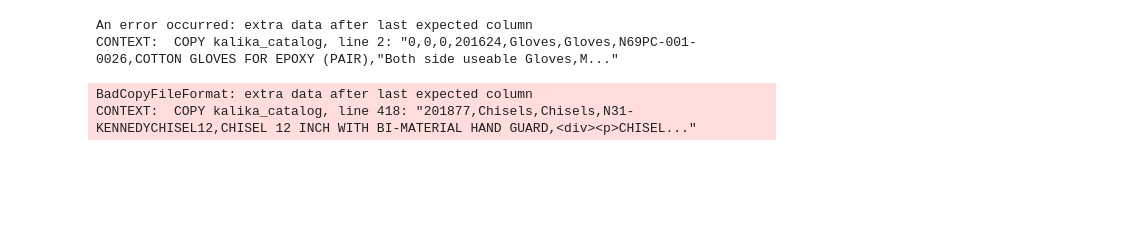
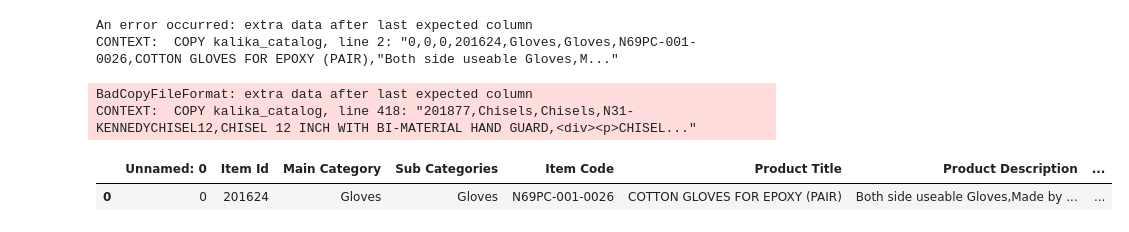
Before and after one commit to KalisoftAI/Kalika_projects, a Jupyter notebook: Kalika_projects-main/KALIKA_vikas.ipynb, the cells around one changed output. Drawn from its saved outputs; the diff is of its cells as text; code cells hidden in the pictures; blank space fills up the shorter version.

Commit message:
New categories and subcategories working updated

```diff
--- a/Kalika_projects-main/KALIKA_vikas.ipynb
+++ b/Kalika_projects-main/KALIKA_vikas.ipynb
@@ -362,0 +164,5 @@ CONTEXT:  COPY kalika_catalog, line 418: "201877,Chisels,Chisels,N31-KENNEDYCHIS
+# %%
+df.head(1)
+# %% [output]
+|  | Unnamed: 0 | Item Id | Main Category | Sub Categories | Item Code | Product Title | Product Description | ... |
+| 0 | 0 | 201624 | Gloves | Gloves | N69PC-001-0026 | COTTON GLOVES FOR EPOXY (PAIR) | Both side useable Gloves,Made by ... | ... |
```
Also changed, not shown: parts of 17 cells of this notebook, 25 other files.
